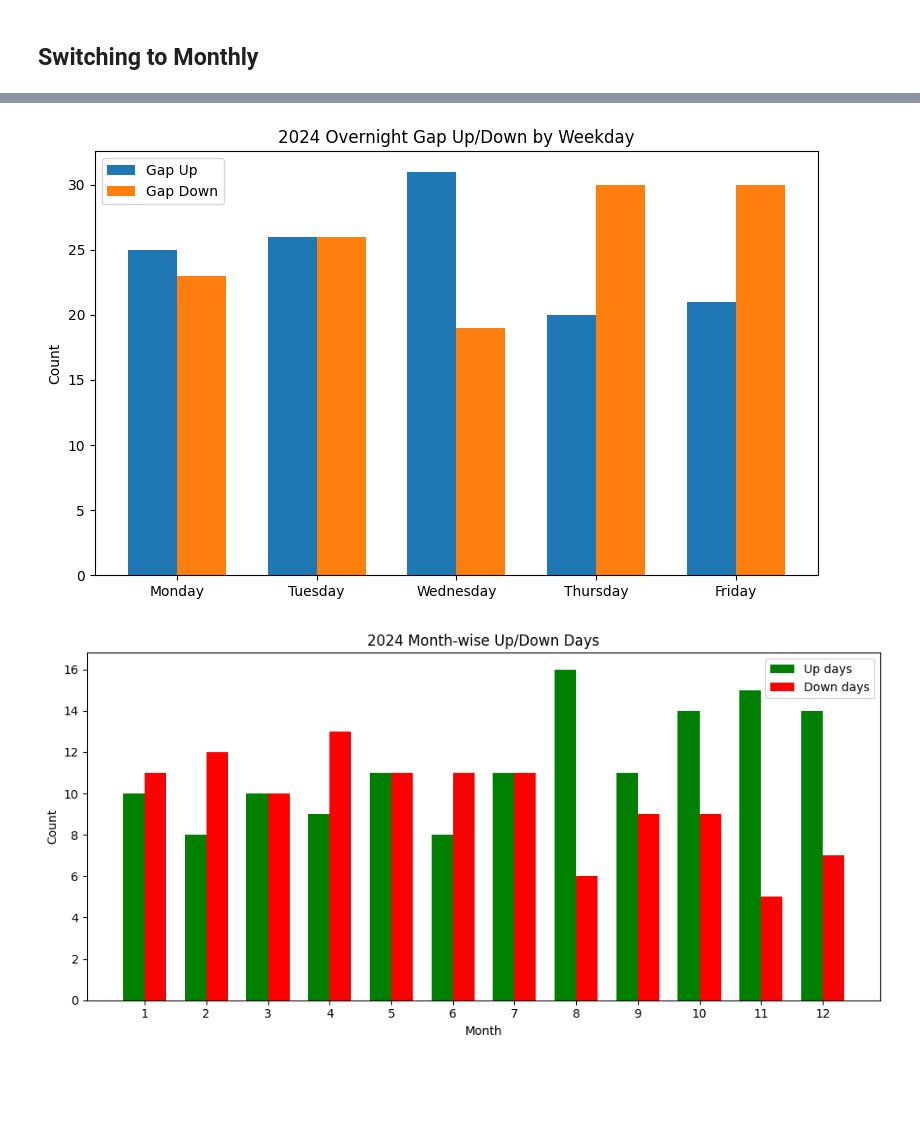
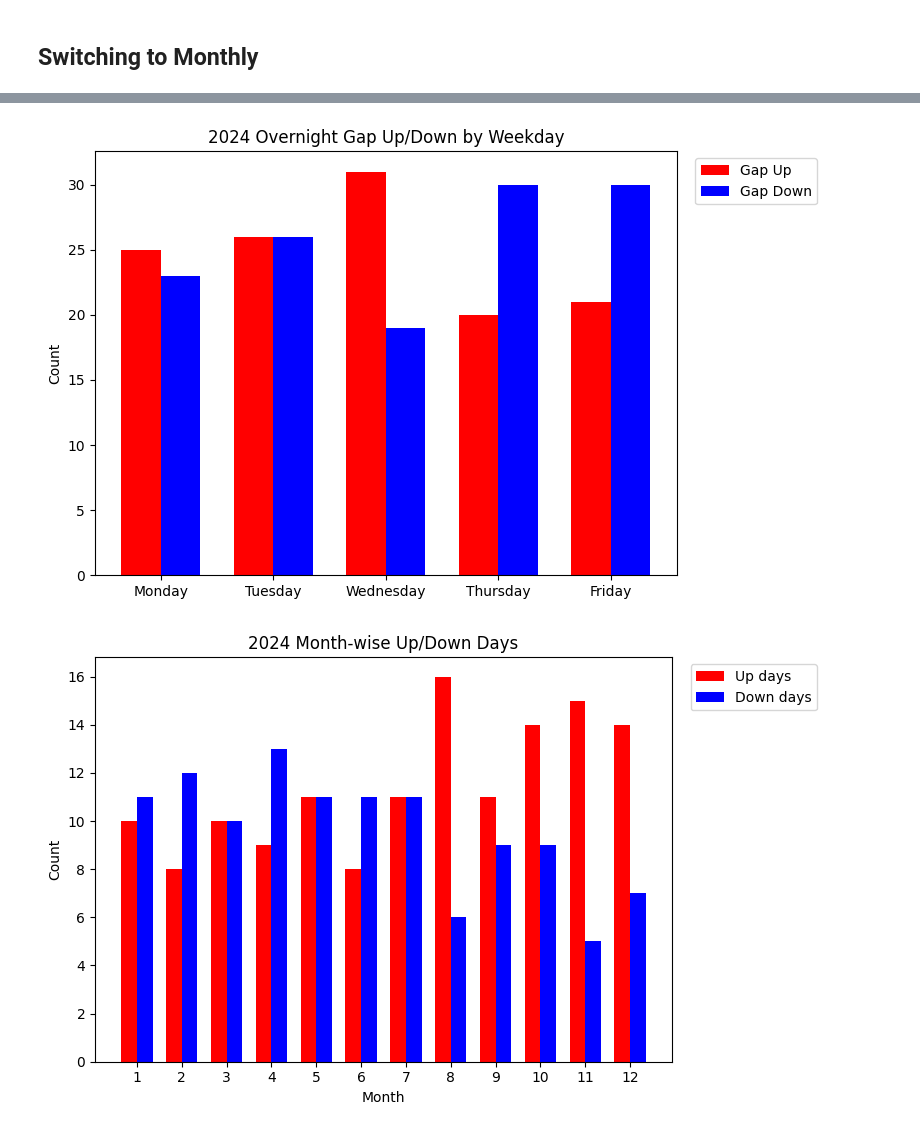
Before and after one commit to CS133-DataVisualization/term-project-group1, a Jupyter notebook: notebooks/apple_stock_analysis.ipynb, the cells around one changed output, grey strips where cells are left out. Drawn from its saved outputs; the diff is of its cells as text; code cells hidden in the pictures; blank space fills up the shorter version.

```diff
--- a/notebooks/apple_stock_analysis.ipynb
+++ b/notebooks/apple_stock_analysis.ipynb
@@ -303,51 +544,38 @@ plt.show()
 x = np.arange(len(weekday_stats_overnight.index))
 width = 0.35
 
-plt.figure(figsize=(8,5))
-
-plt.bar(
-    x - width/2,
-    weekday_stats_overnight['up_days'],
-    width=width,
-    label='Gap Up',
-)
-
-plt.bar(
-    x + width/2,
-    weekday_stats_overnight['down_days'],
-    width=width,
-    label='Gap Down',
-)
+plt.figure(figsize=(8, 5))
+plt.bar(x - width/2, weekday_stats_overnight['up_days'],   width=width, color='red',  label='Gap Up')
+plt.bar(x + width/2, weekday_stats_overnight['down_days'], width=width, color='blue', label='Gap Down')
 
 plt.xticks(x, weekday_stats_overnight.index)
-
 plt.title("2024 Overnight Gap Up/Down by Weekday")
 plt.ylabel("Count")
-plt.legend()
+plt.legend(loc='upper left', bbox_to_anchor=(1.02, 1))
 plt.tight_layout()
 plt.show()
 # %% [output]
-[figure, old version]
+[figure, new version]
 # %%
 df_month_stats = (
     df_2024.groupby('month')['up_down_current']
     .agg(total='count', up='sum')
 )
 df_month_stats['down'] = df_month_stats['total'] - df_month_stats['up']
 
 x = np.arange(len(df_month_stats.index))
 width = 0.35
 
-plt.figure(figsize=(10,5))
-plt.bar(x - width/2, df_month_stats['up'], width=width, label='Up days', color='green')
-plt.bar(x + width/2, df_month_stats['down'], width=width, label='Down days', color='red')
+plt.figure(figsize=(8, 5))
+plt.bar(x - width/2, df_month_stats['up'],   width=width, color='red',  label='Up days')
+plt.bar(x + width/2, df_month_stats['down'], width=width, color='blue', label='Down days')
 
 plt.xticks(x, df_month_stats.index)
 plt.title("2024 Month-wise Up/Down Days")
 plt.xlabel("Month")
 plt.ylabel("Count")
-plt.legend()
+plt.legend(loc='upper left', bbox_to_anchor=(1.02, 1))
 plt.tight_layout()
 plt.show()
 # %% [output]
-[figure, old version]
+[figure, new version]
```
Also changed, not shown: parts of 20 cells of this notebook.
